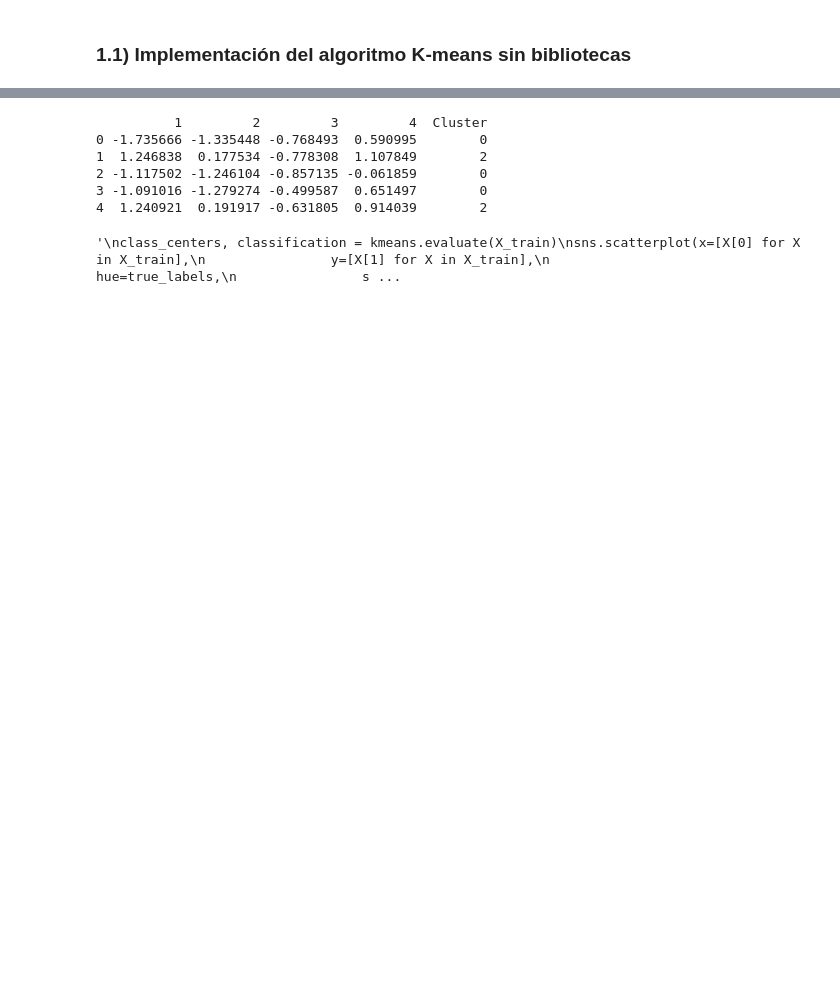
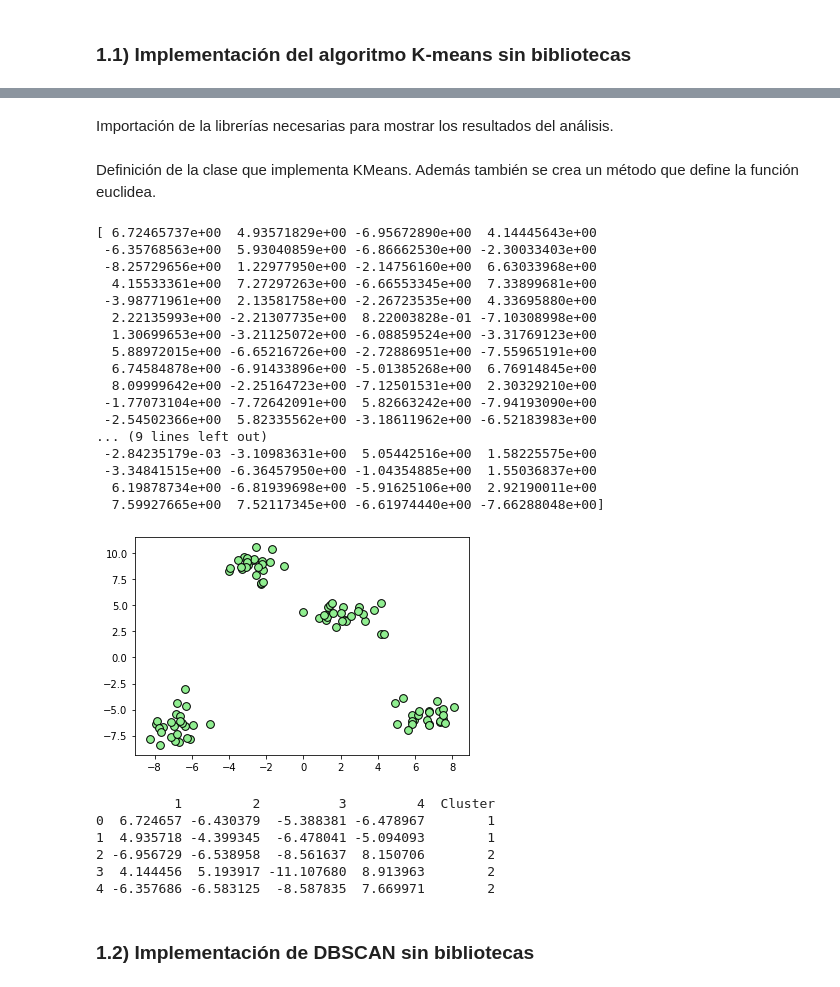
Before and after one commit to juanignava/AI.Project4, a Jupyter notebook: TP04.ipynb, the cells around one changed output, grey strips where cells are left out. Drawn from its saved outputs; the diff is of its cells as text; code cells hidden in the pictures; blank space fills up the shorter version.

```diff
--- a/TP04.ipynb
+++ b/TP04.ipynb
@@ -44,3 +3,5 @@ num_clusters = 3
+# %% [markdown]
+Importación de la librerías necesarias para mostrar los resultados del análisis.
 # %%
 import numpy as np
 import matplotlib.pyplot as plt
@@ -50,6 +11,8 @@ from sklearn.datasets import make_blobs
 import seaborn as sns
 import random
 import pandas as pd
+# %% [markdown]
+Definición de la clase que implementa KMeans. Además también se crea un método que define la función euclidea.
 # %%
 def euclidean(point, data):
     """
@@ -86,56 +49,64 @@ class KMeans:
             for x in X_train:
                 dists = euclidean(x, self.centroids)
                 centroid_idx = np.argmin(dists)
                 sorted_points[centroid_idx].append(x)
             # Push current centroids to previous, reassign centroids as mean of the points belonging to them
             prev_centroids = self.centroids
             self.centroids = [np.mean(cluster, axis=0) for cluster in sorted_points]
             for i, centroid in enumerate(self.centroids):
                 if np.isnan(centroid).any():  # Catch any np.nans, resulting from a centroid having no points
                     self.centroids[i] = prev_centroids[i]
             iteration += 1
     def evaluate(self, X):
         centroids = []
         centroid_idxs = []
         for x in X:
             dists = euclidean(x, self.centroids)
             centroid_idx = np.argmin(dists)
             centroids.append(self.centroids[centroid_idx])
             centroid_idxs.append(centroid_idx)
         return centroids, centroid_idxs
 # Create a dataset of 2D distributions
-centers = 3
+centers = 4
 X_train, true_labels = make_blobs(n_samples=100, centers=centers, random_state=42, n_features=4)
-X_train = StandardScaler().fit_transform(X_train)
+# Se grafican los datos
+plt.scatter(
+   X_train[:, 0], X_train[:, 1],
+   c='lightgreen', marker='o',
+   edgecolor='black', s = 60
+)
+plt.show()
 # Fit centroids to dataset
 kmeans = KMeans(n_clusters=centers)
 kmeans.fit(X_train)
 df = pd.DataFrame(X_train, columns=['1', '2', '3', '4'])
 
 df['Cluster'] = kmeans.evaluate(X_train)[1]
 print(df.head())
-# View results
-"""
-class_centers, classification = kmeans.evaluate(X_train)
-sns.scatterplot(x=[X[0] for X in X_train],
-                y=[X[1] for X in X_train],
-                hue=true_labels,
-                style=classification,
-                palette="deep",
-                legend=None
-                )
-plt.plot([x for x, _ in kmeans.centroids],
-         [y for _, y in kmeans.centroids],
-         'k+',
-         markersize=10,
-         )
-plt.show()
-"""
 # %% [output]
-          1         2         3         4  Cluster
-0 -1.735666 -1.335448 -0.768493  0.590995        0
-1  1.246838  0.177534 -0.778308  1.107849        2
-2 -1.117502 -1.246104 -0.857135 -0.061859        0
-3 -1.091016 -1.279274 -0.499587  0.651497        0
-4  1.240921  0.191917 -0.631805  0.914039        2
+[ 6.72465737e+00  4.93571829e+00 -6.95672890e+00  4.14445643e+00
+ -6.35768563e+00  5.93040859e+00 -6.86662530e+00 -2.30033403e+00
+ -8.25729656e+00  1.22977950e+00 -2.14756160e+00  6.63033968e+00
+  4.15533361e+00  7.27297263e+00 -6.66553345e+00  7.33899681e+00
+ -3.98771961e+00  2.13581758e+00 -2.26723535e+00  4.33695880e+00
+  2.22135993e+00 -2.21307735e+00  8.22003828e-01 -7.10308998e+00
+  1.30699653e+00 -3.21125072e+00 -6.08859524e+00 -3.31769123e+00
+  5.88972015e+00 -6.65216726e+00 -2.72886951e+00 -7.55965191e+00
+  6.74584878e+00 -6.91433896e+00 -5.01385268e+00  6.76914845e+00
+  8.09999642e+00 -2.25164723e+00 -7.12501531e+00  2.30329210e+00
+ -1.77073104e+00 -7.72642091e+00  5.82663242e+00 -7.94193090e+00
+ -2.54502366e+00  5.82335562e+00 -3.18611962e+00 -6.52183983e+00
+... (9 lines left out)
+ -2.84235179e-03 -3.10983631e+00  5.05442516e+00  1.58225575e+00
+ -3.34841515e+00 -6.36457950e+00 -1.04354885e+00  1.55036837e+00
+  6.19878734e+00 -6.81939698e+00 -5.91625106e+00  2.92190011e+00
+  7.59927665e+00  7.52117345e+00 -6.61974440e+00 -7.66288048e+00]
+[figure, added]
-'\nclass_centers, classification = kmeans.evaluate(X_train)\nsns.scatterplot(x=[X[0] for X in X_train],\n                y=[X[1] for X in X_train],\n                hue=true_labels,\n                s ...
+          1         2          3         4  Cluster
+0  6.724657 -6.430379  -5.388381 -6.478967        1
+1  4.935718 -4.399345  -6.478041 -5.094093        1
+2 -6.956729 -6.538958  -8.561637  8.150706        2
+3  4.144456  5.193917 -11.107680  8.913963        2
+4 -6.357686 -6.583125  -8.587835  7.669971        2
+# %% [markdown]
+### 1.2) Implementación de DBSCAN sin bibliotecas
```
Also changed, not shown: parts of 14 cells of this notebook.
